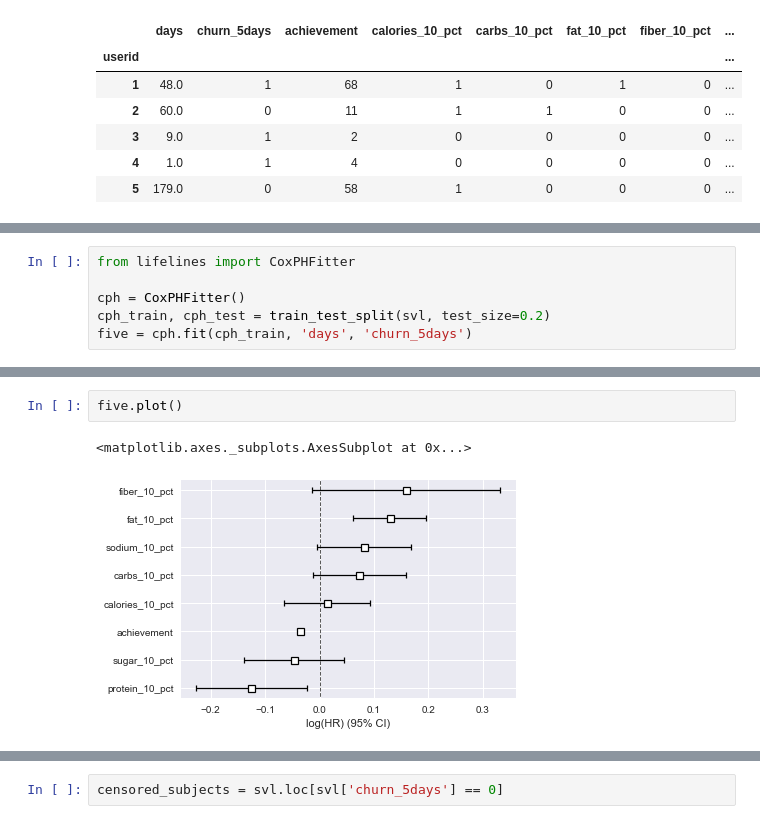
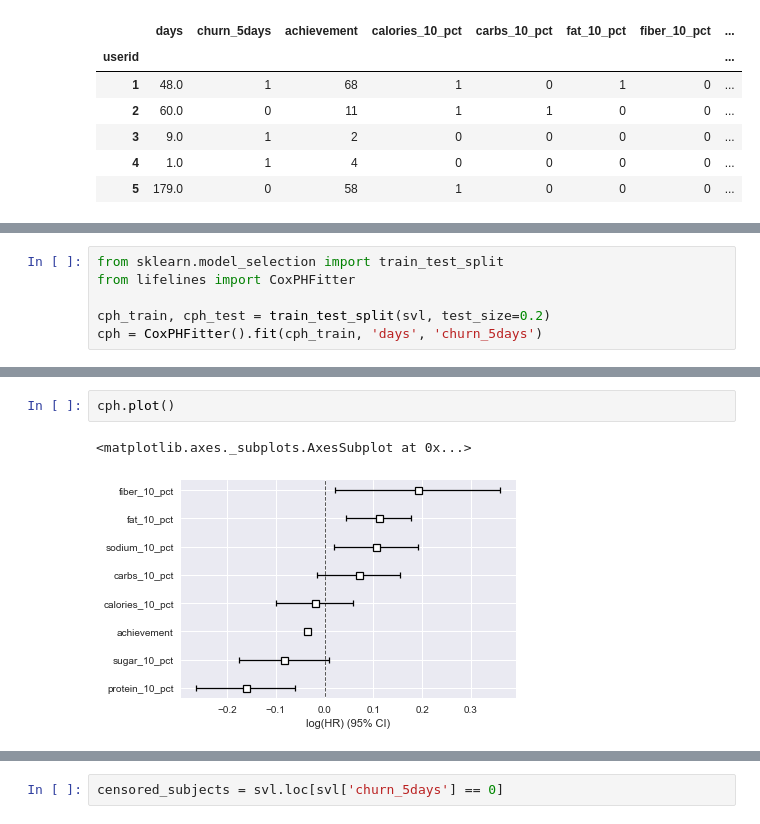
Before and after one commit to rokaandy/mfp-nutrition-survival-analysis, a Jupyter notebook: nutrition.ipynb, the cells around one changed output, grey strips where cells are left out. Drawn from its saved outputs; the diff is of its cells as text.

```diff
--- a/nutrition.ipynb
+++ b/nutrition.ipynb
@@ -322,9 +441,9 @@ X_train, X_test, y_train, y_test = train_test_split(X, y)
 # %%
+from sklearn.model_selection import train_test_split
 from lifelines import CoxPHFitter
 
-cph = CoxPHFitter()
 cph_train, cph_test = train_test_split(svl, test_size=0.2)
-five = cph.fit(cph_train, 'days', 'churn_5days')
+cph = CoxPHFitter().fit(cph_train, 'days', 'churn_5days')
 # %%
 cph.print_summary()
 # %% [output]
@@ -348,5 +474,5 @@ Log-likelihood ratio test = 1656.92 on 8 df, -log2(p)=inf
 # %%
-five.plot()
+cph.plot()
 # %% [output]
 <matplotlib.axes._subplots.AxesSubplot at 0x...>
-[figure, old version]
+[figure, new version]
```
Also changed, not shown: parts of 41 cells of this notebook.
